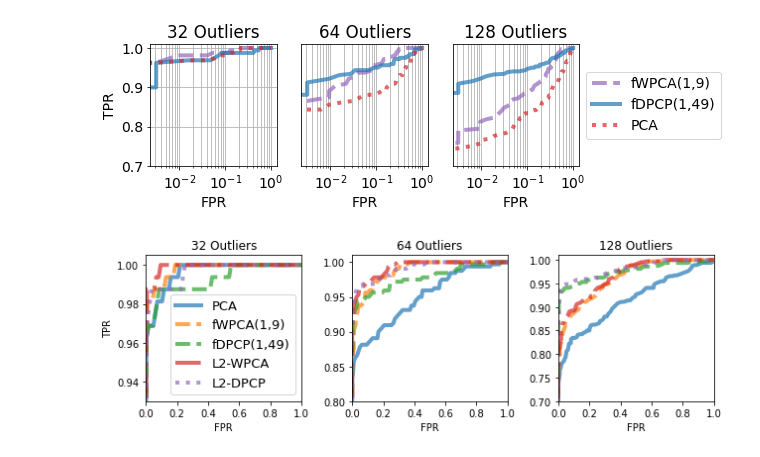
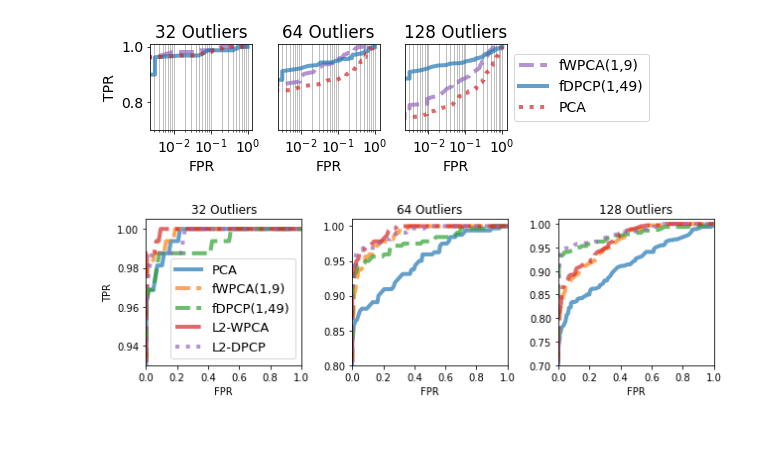
Before and after one commit to MasseyGhalayani/Paper01_funWithFlags, a Jupyter notebook: Faces/plotting_faces.ipynb, the cells around one changed output. Drawn from its saved outputs; the diff is of its cells as text; code cells hidden in the pictures.

```diff
--- a/Faces/plotting_faces.ipynb
+++ b/Faces/plotting_faces.ipynb
@@ -50,7 +50,7 @@ def get_curves(face_ids, n_out: int, trials: list = [0], pca_type: str = 'pca_al
 trials = [0,1,2,3,4]
 
 plt.rcParams.update({'font.size': 14})
-fig, axs = plt.subplots(1,3, figsize = (9,3))
+fig, axs = plt.subplots(1,3, figsize = (8,2.5))
 
 
 linestyles = ['solid', '--', 'dashed', 'dashdot', 'dotted', (0, (3, 1, 1, 1)), (0, (5, 2)), (0, (3, 1, 1, 1, 1, 1)), (0, (5, 2, 1, 2)), (0, (3, 1, 1, 1, 1, 1, 1, 1))]
@@ -94,35 +94,35 @@ for n_out in [32,64,128]: #,64,128]:
 
     # if ax_num > 0:
     #     axs[ax_num].set_yticks([])
     axs[ax_num].set_xlabel('FPR')
     axs[0].set_ylabel('TPR')
     axs[ax_num].set_title(f'{n_out} Outliers')
     axs[ax_num].set_xscale('log')
-    axs[ax_num].grid(True, which="both")
+    axs[ax_num].grid(True, which="both", axis = 'x')
 
 
     ax_num +=1
 
 
 # axs[0].legend()
 axs[0].set_ylim([.7,1.01])
 
 
 # axs[1].set_xlim([0,1])
 axs[1].set_ylim([.70, 1.01])
 axs[1].set_yticks([])
 
 # axs[2].set_xlim([0,1])
 axs[2].set_ylim([.70, 1.01])
 axs[2].set_yticks([])
 axs[2].legend(loc='center left', bbox_to_anchor=(1, 0.5), fontsize = 14)
 
 
 
 plt.tight_layout()
 plt.savefig('faces_roc.pdf')
 # %% [output]
-[figure, old version]
+[figure, new version]
 # %%
 trials = [0,1,2,3,4]
 
```
Also changed, not shown: 2 other files.
